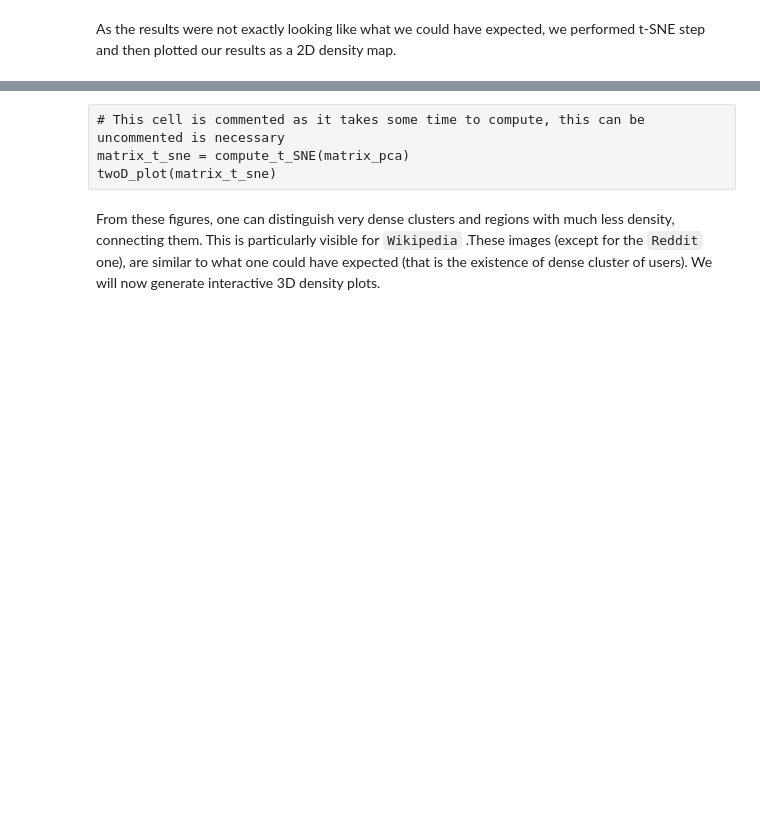
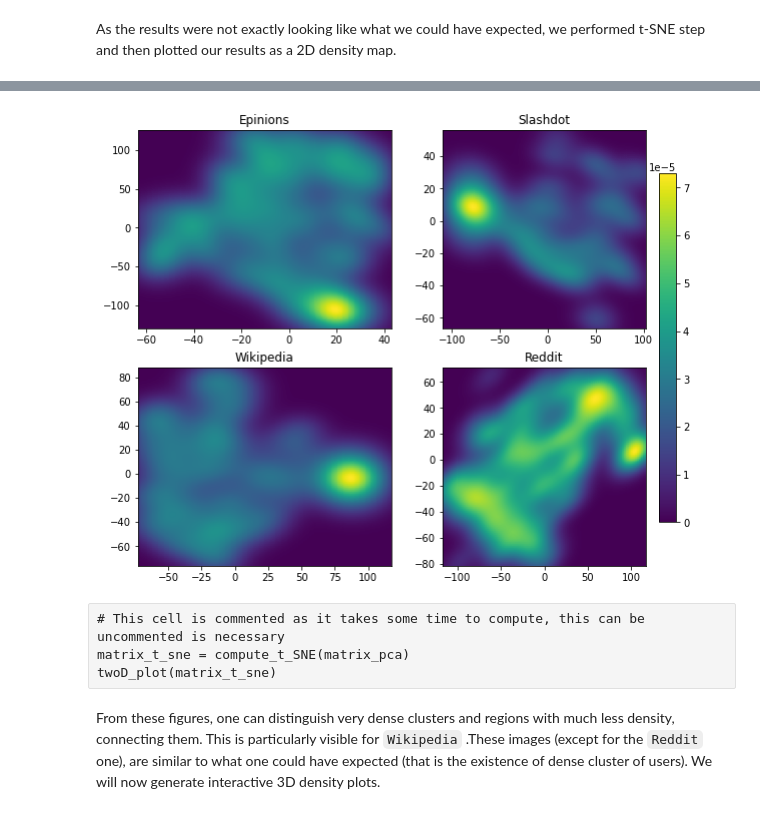
Before and after one commit to epfl-ada/ada-2020-project-milestone-p3-p3_bjr, a Jupyter notebook: creative_extension.ipynb, the cells around one changed output, grey strips where cells are left out. Saved outputs shown, nothing was run; the diff lists cells and outputs as text; code cells hidden in the pictures; blank space fills up the shorter version.

Commit message:
With the visualization

```diff
--- a/creative_extension.ipynb
+++ b/creative_extension.ipynb
@@ -1254,6 +1258,7 @@ for i, matrix in enumerate(matrices):
 Now that we have generated our (sparse) matrices, we can perform svd to allow data dimensionality reduction.
 # %%
 def compute_svd(matrices):
+    '''This function computes SVD decomposition of sparse matrices'''
     k = 10
     matrix_pca = []
     for idx, matrix in enumerate(matrices):
@@ -1311,13 +1319,15 @@ As the results were not exactly looking like what we could have expected, we per
 from sklearn.manifold import TSNE
 
 def compute_t_SNE(pca, n_components = 2):
+    ''' Returns n_components of t-SNE decomposition '''
     matrix_t_sne = []
     with progressbar.ProgressBar(max_value=len(matrix_pca)-1) as bar:
         for idx, matrix in enumerate(matrix_pca):
             if idx == 4:
                 pass
             else:
-                t_sne = TSNE(n_components=n_components, n_iter=250).fit_transform(matrix[0][:5000])
+                t_sne = TSNE(n_components=n_components, n_iter=3000, random_state = 1,
+                             learning_rate=600).fit_transform(matrix[0][:5000])
                 matrix_t_sne.append(t_sne)
                 bar.update(idx)
     return matrix_t_sne
@@ -1328,7 +1338,7 @@ import matplotlib.cbook
 warnings.filterwarnings("ignore",category=matplotlib.cbook.mplDeprecation)
 
 def twoD_density_plot(data):
-
+    ''' Generate data for 2D density plot for data'''
     x = data[:,0]
     y = data[:,1]
 
@@ -1341,6 +1351,8 @@ def twoD_density_plot(data):
     return xi, yi, zi
 
 def twoD_plot(matrix_t_sne):
+    ''' Generate 2D density plot for each of the matrix in matrix_t_sne, stores it into figures/2Dplot.pdf'''
+
     fig, axs = plt.subplots(2, 2, figsize=(10, 8))
 
     for idx in range(len(matrix_t_sne)):
@@ -1357,4 +1369,4 @@ def twoD_plot(matrix_t_sne):
 
     fig.colorbar(f, ax=[axs[0,1], axs[1,1]], shrink=0.8)
 
-    fig.savefig("figures/2Dplot.pdf", bbox_inches='tight')
+    fig.savefig("figures/2Dplot.png", bbox_inches='tight')
@@ -1367,9 +1373,16 @@ twoD_plot(matrix_t_sne)
-# %%
-if os.path.isfile("figures/2Dplot.pdf"):
-    pass
-else:
-    matrix_t_sne = compute_t_SNE(matrix_pca)
-    twoD_plot(matrix_t_sne)
+# %%
+# If the figure already exists, then we should not generate it again as it takes few minutes for the code to run
+from IPython.display import IFrame
+from IPython.display import display
+
+if os.path.isfile("figures/2Dplot.png"):
+    pass
+else:
+    matrix_t_sne = compute_t_SNE(matrix_pca)
+    twoD_plot(matrix_t_sne)
+Image('figures/2Dplot.png', width=600,height=500)
+# %% [output]
+[figure, added]
 # %% [raw]
 # This cell is commented as it takes some time to compute, this can be uncommented is necessary
 matrix_t_sne = compute_t_SNE(matrix_pca)
```
Also changed, not shown: parts of 22 cells of this notebook, 2 other files.
